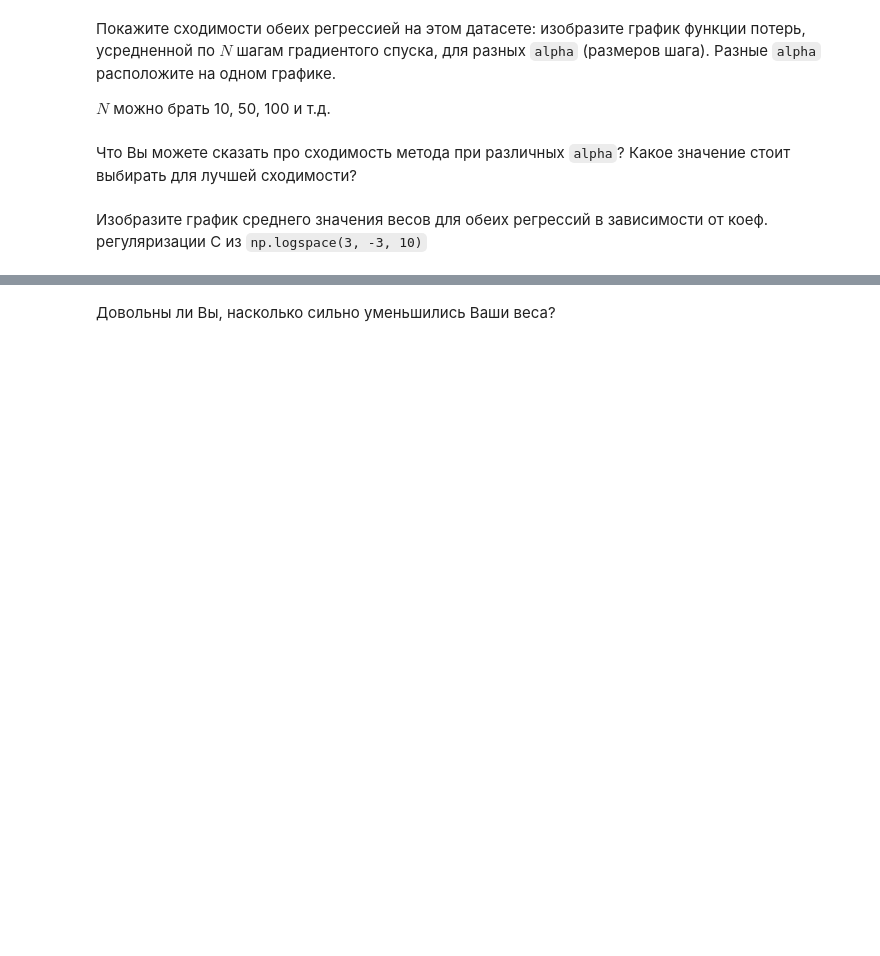
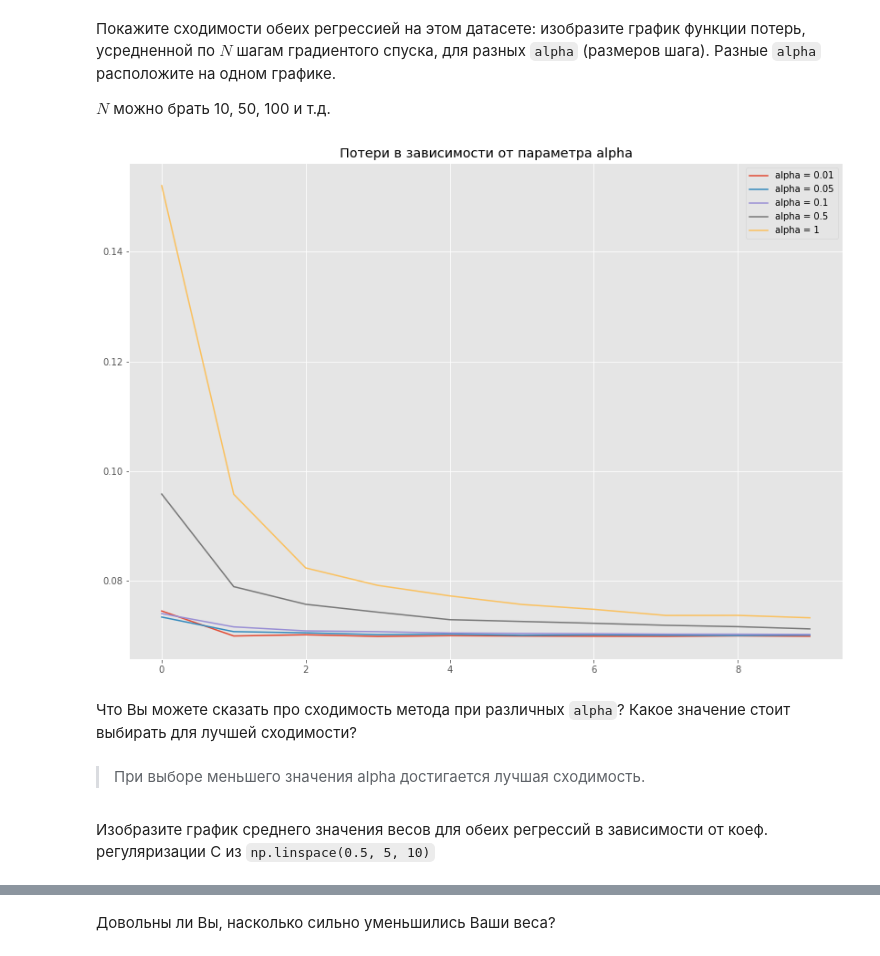
Before and after one commit to Mb-NextTime/msu_ml_spring_2022, a Jupyter notebook: 02/sulovyev_hw2.ipynb, the cells around one changed output, grey strips where cells are left out. Saved outputs shown, nothing was run; the diff lists cells and outputs as text; code cells hidden in the pictures; blank space fills up the shorter version.

```diff
--- a/02/sulovyev_hw2.ipynb
+++ b/02/sulovyev_hw2.ipynb
@@ -287,13 +290,13 @@ def batch_generator(X, y, shuffle=True, batch_size=1):
     Генерирует подвыборку для итерации спуска (X_batch, y_batch)
     """
 
-    n = X.shape[0]
+    n, m = X.shape
     lst = list(range(n))
     if shuffle:
         np.random.shuffle(lst)
     batchs = [lst[i : i+batch_size] for i in range(0, n, batch_size)]
     for batch in batchs:
-        xi = X[batch]
+        xi = X[batch].reshape(-1, m)
         yi = y[batch]
         yield (xi, yi)
 
@@ -316,7 +319,7 @@ from sklearn.base import BaseEstimator, ClassifierMixin
 
 class MySGDClassifier(BaseEstimator, ClassifierMixin):
 
-    def __init__(self, batch_generator, C=1000, alpha=1, max_epoch=10,
+    def __init__(self, batch_generator, C=1, alpha=1, max_epoch=10,
                  model_type='lin_reg', chunk_size=1):
         """
         batch_generator -- функция генератор, которой будем создавать батчи
@@ -326,8 +329,8 @@ class MySGDClassifier(BaseEstimator, ClassifierMixin):
         model_type - тим модели, lin_reg или log_reg
         """
 
-        self.C = C
-        self.alpha = alpha
+        self.C = C * 1000
+        self.alpha = alpha / 50
         self.max_epoch = max_epoch
         self.batch_generator = batch_generator
         self.errors_log = {'iter' : [], 'loss' : []}
@@ -348,13 +351,13 @@ class MySGDClassifier(BaseEstimator, ClassifierMixin):
         loss = 0
 
         if self.model_type == 'lin_reg':
-            loss += np.mean(np.linalg.norm(np.dot(X_batch, self.weights) - y_batch))
+            loss -= np.mean(np.linalg.norm(np.dot(X_batch, self.weights) - y_batch))
 
         elif self.model_type == 'log_reg':
             a_pred = sigmoid(np.dot(X_batch, self.weights))
-            loss += np.mean(y_batch * np.log(a_pred) + (1 - y_batch) * np.log(1 - a_pred))
+            loss -= np.mean(y_batch * np.log(a_pred) + (1 - y_batch) * np.log(1 - a_pred))
 
-        loss += np.sum(self.weights)
+        loss += np.linalg.norm(self.weights) / self.C
 
         return loss
 
@@ -366,15 +369,16 @@ class MySGDClassifier(BaseEstimator, ClassifierMixin):
         Не забудте тип модели (линейная или логистическая регрессия)!
         """
 
+        m = X_batch.shape[1]
         loss_grad = self.penalty()
 
         if self.model_type == 'lin_reg':
             a_pred = X_batch.dot(self.weights)
-            loss_grad += 2 * X_batch.T.dot(a_pred - y_batch)
+            loss_grad += 2 * np.mean(X_batch.T.dot(a_pred - y_batch).reshape(-1, m), axis=0)
 
         elif self.model_type == 'log_reg':
             a_pred = sigmoid(X_batch.dot(self.weights))
-            loss_grad += X_batch.T.dot(a_pred - y_batch)
+            loss_grad += np.mean(X_batch.T.dot(a_pred - y_batch).reshape(-1, m), axis=0)
 
         return loss_grad
 
@@ -402,6 +406,7 @@ class MySGDClassifier(BaseEstimator, ClassifierMixin):
         saved_alpha = self.alpha
         for n in range(self.max_epoch):
             new_epoch_generator = self.batch_generator(X_f, y)
+            epoch_loss = np.array([])
             for batch_num, new_batch in enumerate(new_epoch_generator):
                 X_batch = new_batch[0]
                 y_batch = new_batch[1]
@@ -410,10 +415,11 @@ class MySGDClassifier(BaseEstimator, ClassifierMixin):
                 # Подумайте в каком месте стоит посчитать ошибку для отладки модели
                 # До градиентного шага или после
                 batch_loss = self.calc_loss(X_batch, y_batch)
+                epoch_loss = np.append(epoch_loss, batch_loss)
                 self.alpha = saved_alpha / (n + 1)
                 self.update_weights(batch_grad)
-                self.errors_log['iter'].append(batch_num)
-                self.errors_log['loss'].append(batch_loss)
+            self.errors_log['iter'].append(n)
+            self.errors_log['loss'].append(np.mean(epoch_loss))
 
 
         # Восстанавливаем значение alpha
@@ -493,4 +495,23 @@ alpha = [0.1, 0.01, 0.001]
+# %%
+alpha = [0.01, 0.05, 0.1, 0.5, 1]
+errors = []
+for a in tqdm(alpha):
+    clf = MySGDClassifier(batch_generator=batch_generator, alpha=a, max_epoch=10, model_type='log_reg')
+    clf.fit(X, y)
+    errors.append(clf.errors_log['loss'])
+# %%
+fig = plt.figure(figsize=(14,10))
+ax = plt.subplot(111)
+ax.set_title("Потери в зависимости от параметра alpha")
+for i in range(len(alpha)):
+    ax.plot(range(10), errors[i], label=f"alpha = {alpha[i]}")
+    ax.legend()
+plt.show()
+# %% [output]
+[figure, added]
 # %% [markdown]
 Что Вы можете сказать про сходимость метода при различных `alpha`? Какое значение стоит выбирать для лучшей сходимости?
+# %% [markdown]
+> При выборе меньшего значения alpha достигается лучшая сходимость.
 # %% [markdown]
-Изобразите график среднего значения весов для обеих регрессий в зависимости от коеф. регуляризации С из `np.logspace(3, -3, 10)`
+Изобразите график среднего значения весов для обеих регрессий в зависимости от коеф. регуляризации С из `np.linspace(0.5, 5, 10)`
```
Also changed, not shown: parts of 10 cells of this notebook.
